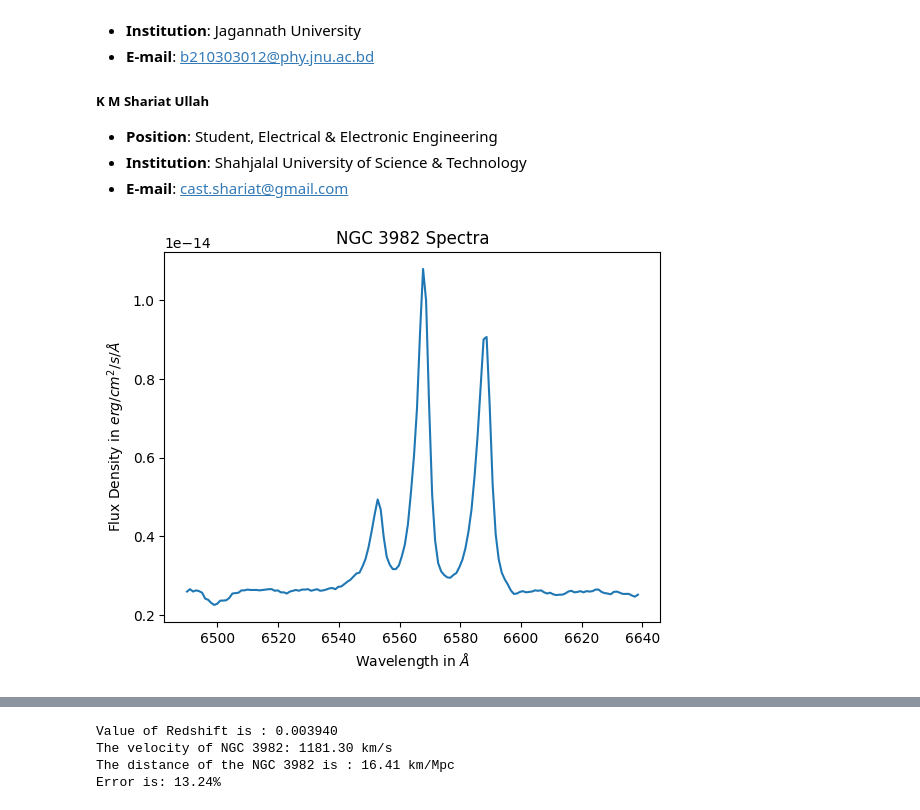
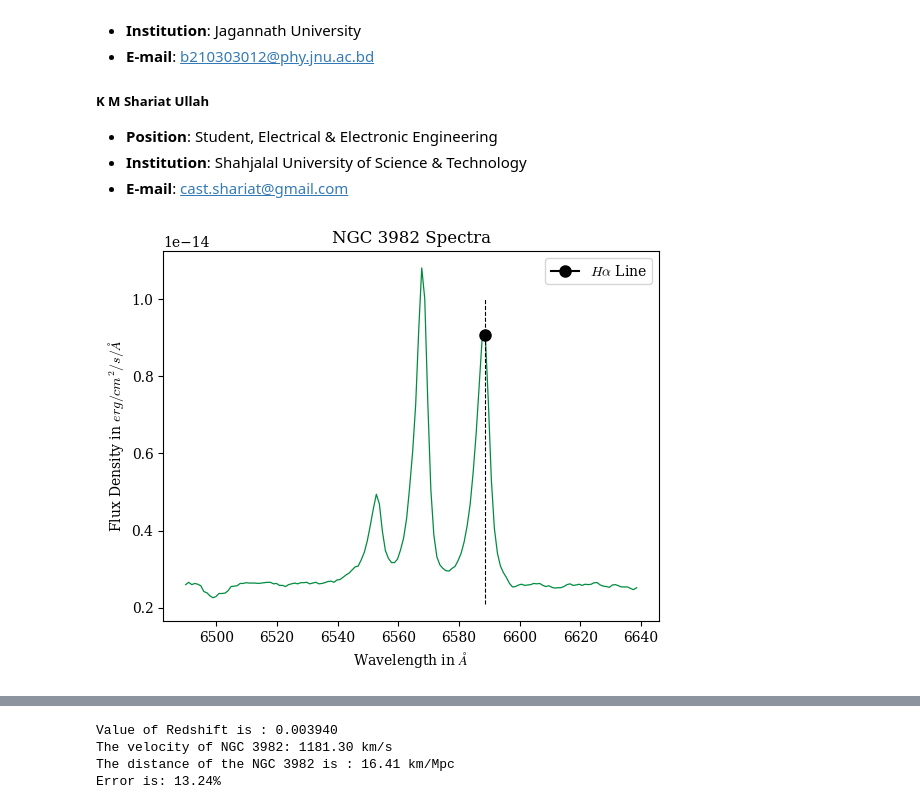
Before and after one commit to camsustResearchProject/Astronomy-Project-for-Amateurs, a Jupyter notebook: 11thCommitteeProjects/Project_1/NGC_3982.ipynb, the cells around one changed output, grey strips where cells are left out. Saved outputs shown, nothing was run; the diff lists cells and outputs as text; code cells hidden in the pictures.

```diff
--- a/11thCommitteeProjects/Project_1/NGC_3982.ipynb
+++ b/11thCommitteeProjects/Project_1/NGC_3982.ipynb
@@ -20,16 +20,26 @@ from scipy.signal import find_peaks
 # %%
 # load dataset
 data = pd.read_csv("NGC_3982.csv")
 wave = data.wavelength[300:450]
 intensity = data.intensity[300:450]
 
-plt.plot(wave, intensity)
+# Set the font to Computer Modern using Matplotlib's built-in support
+plt.rcParams['mathtext.fontset'] = 'cm'
+plt.rcParams['font.family'] = 'serif'
+
+plt.plot(wave, intensity, color='#008c3e', linewidth='0.9')
 plt.title('NGC 3982 Spectra')
 plt.xlabel('Wavelength in $\\AA$')
 plt.ylabel('Flux Density in $erg/cm^2/s/\\AA$')
+
+# Add a cross marker at index 399
+plt.plot(wave[399], intensity[399], marker='o', color='#000', markersize=8, label='$H \\alpha$ Line')
+plt.vlines(wave[399], ymin=0.21e-14, ymax=1e-14, linestyles='dashed', linewidth=0.8, color='#000')
+plt.legend()
+
 plt.show()
 # %% [output]
-[figure, old version]
+[figure, new version]
 # %%
 # finding the red shifted wavelength of the H beta line
 peak = find_peaks(intensity, height =0.8e-14)
```
Also changed, not shown: parts of 1 cell of this notebook, 4 other files.
